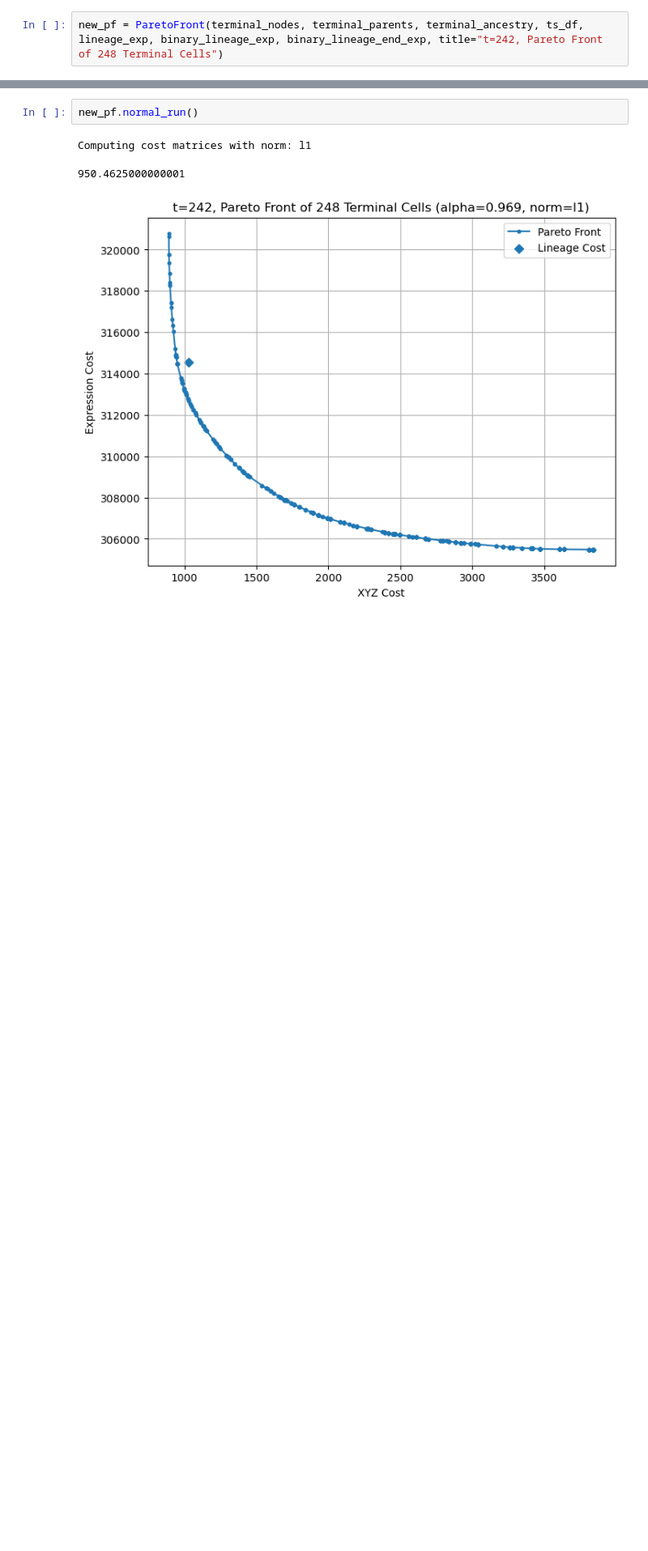
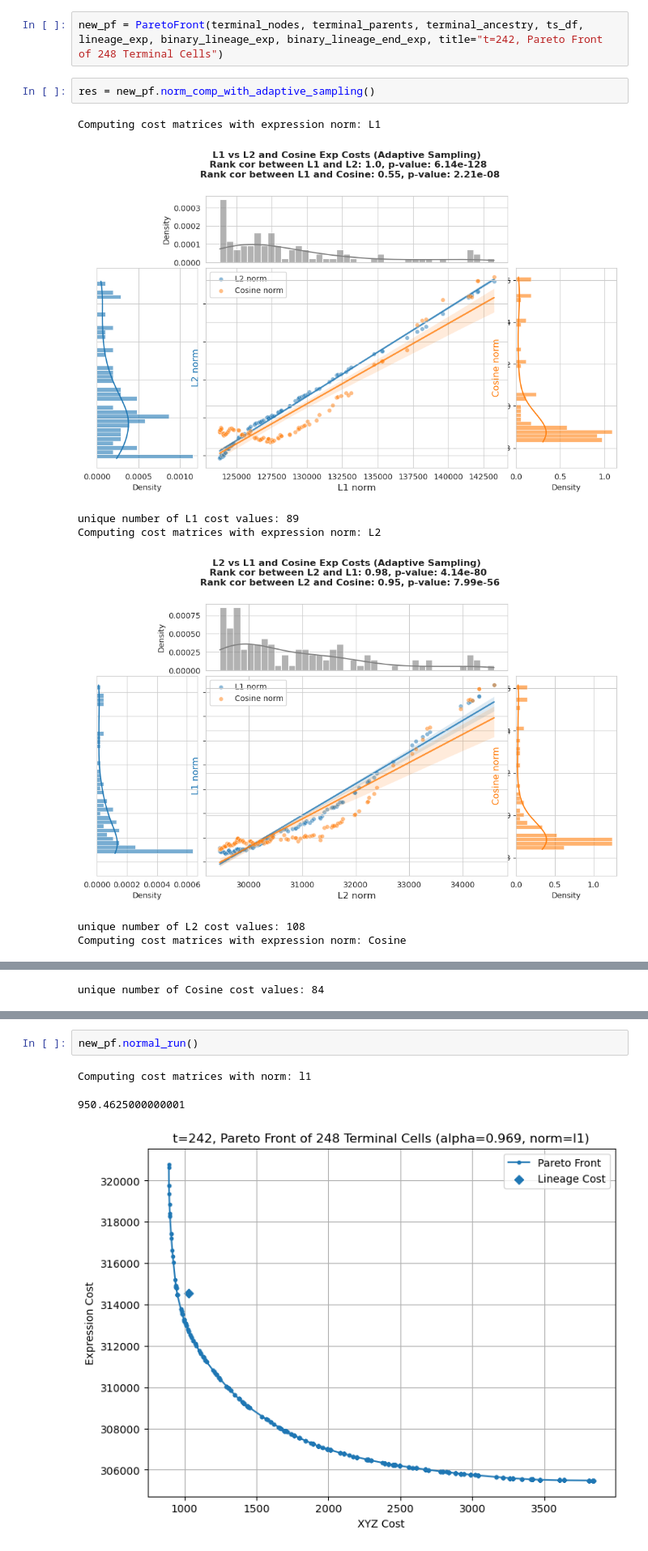
Before and after one commit to IcyFermion/embryogenesis, a Jupyter notebook: terminal_expression.ipynb, the cells around one changed output, grey strips where cells are left out. Shown at 81% size. Saved outputs shown, nothing was run; the diff lists cells and outputs as text; blank space fills up the shorter version.

```diff
--- a/terminal_expression.ipynb
+++ b/terminal_expression.ipynb
@@ -483,2 +190,12 @@ class ParetoFront:
 # %%
 new_pf = ParetoFront(terminal_nodes, terminal_parents, terminal_ancestry, ts_df, lineage_exp, binary_lineage_exp, binary_lineage_end_exp, title="t=242, Pareto Front of 248 Terminal Cells")
+# %%
+res = new_pf.norm_comp_with_adaptive_sampling()
+# %% [output]
+Computing cost matrices with expression norm: L1
+[figure, added]
+unique number of L1 cost values: 89
+Computing cost matrices with expression norm: L2
+[figure, added]
+unique number of L2 cost values: 108
+Computing cost matrices with expression norm: Cosine
@@ -485 +203,2 @@ new_pf = ParetoFront(terminal_nodes, terminal_parents, terminal_ancestry, ts_df,
+unique number of Cosine cost values: 84
 # %%
```
Also changed, not shown: parts of 10 cells of this notebook, 5 other files.
